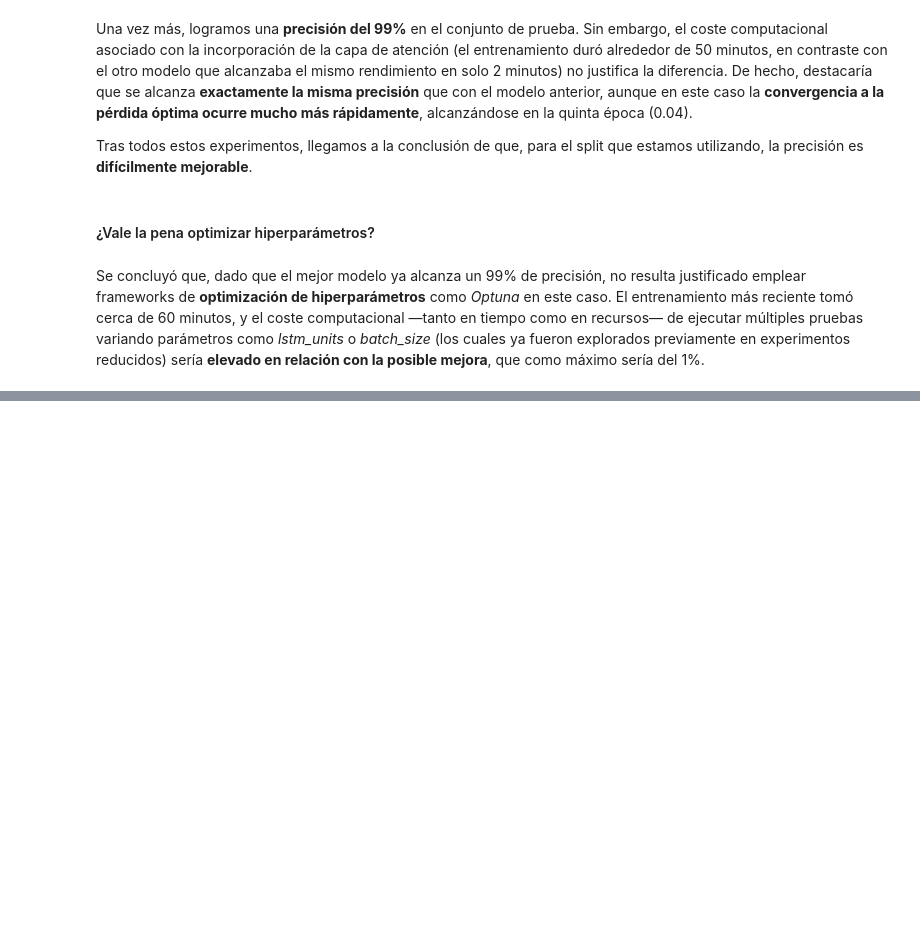
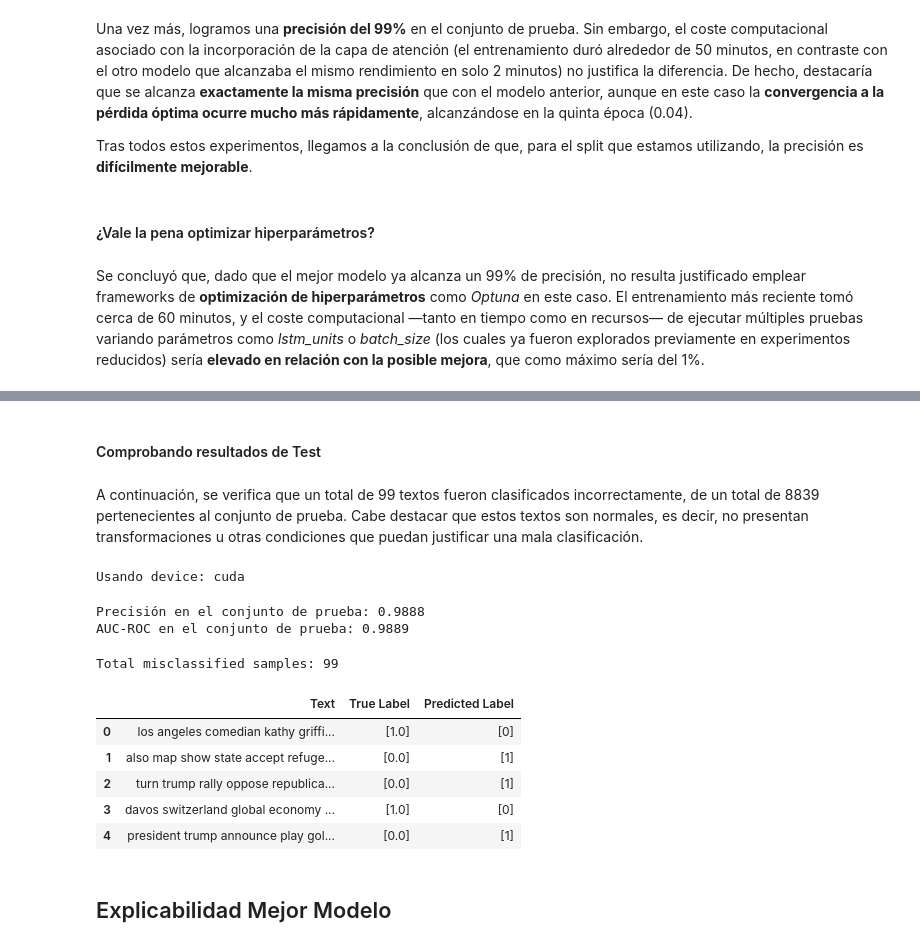
Before and after one commit to guillermo-grande/Fake-News-Detection, a Jupyter notebook: mlp_lstm.ipynb, the cells around one changed output, grey strips where cells are left out. Cells and saved outputs as stored; diff of their text form; code cells hidden in the pictures; blank space fills up the shorter version.

```diff
--- a/mlp_lstm.ipynb
+++ b/mlp_lstm.ipynb
@@ -1449,0 +1540,59 @@ Se concluyó que, dado que el mejor modelo ya alcanza un 99% de precisión, no r
+# %% [markdown]
+#### Comprobando resultados de Test
+# %% [markdown]
+A continuación, se verifica que un total de 99 textos fueron clasificados incorrectamente, de un total de 8839 pertenecientes al conjunto de prueba. Cabe destacar que estos textos son normales, es decir, no presentan transformaciones u otras condiciones que puedan justificar una mala clasificación.
+# %%
+device = torch.device("cuda" if torch.cuda.is_available() else "cpu")
+print(f"Usando device: {device}")
+model = BiLSTM().to(device)
+best_model_path = "models/best_bilstm.pth"
+evaluate_model(model, test_loader, device, best_model_path)
+# %% [output]
+Usando device: cuda
+Precisión en el conjunto de prueba: 0.9888
+AUC-ROC en el conjunto de prueba: 0.9889
+# %%
+# Evaluar el modelo en el conjunto de prueba y obtener predicciones
+model.load_state_dict(torch.load(best_model_path))
+model.to(device)
+model.eval()
+
+misclassified_indices = []
+misclassified_texts = []
+misclassified_labels = []
+misclassified_predictions = []
+
+with torch.no_grad():
+    for i, (X_batch, y_batch) in enumerate(test_loader):
+        X_batch = X_batch.to(device)
+        y_batch = y_batch.cpu().numpy()
+        outputs = model(X_batch).cpu().numpy()
+        preds = (outputs >= 0.5).astype(int)
+
+        # Identificar índices donde las predicciones no coinciden con las etiquetas reales
+        for j in range(len(y_batch)):
+            if preds[j] != y_batch[j]:
+                misclassified_indices.append(i * batch_size + j)
+                misclassified_texts.append(X_test.iloc[i * batch_size + j])
+                misclassified_labels.append(y_batch[j])
+                misclassified_predictions.append(preds[j])
+
+# Crear un DataFrame con las noticias mal clasificadas
+misclassified_df = pd.DataFrame({
+    "Text": misclassified_texts,
+    "True Label": misclassified_labels,
+    "Predicted Label": misclassified_predictions
+})
+
+print(f"Total misclassified samples: {len(misclassified_df)}")
+misclassified_df.head()
+# %% [output]
+Total misclassified samples: 99
+|  | Text | True Label | Predicted Label |
+| 0 | los angeles comedian kathy griffi... | [1.0] | [0] |
+| 1 | also map show state accept refuge... | [0.0] | [1] |
+| 2 | turn trump rally oppose republica... | [0.0] | [1] |
+| 3 | davos switzerland global economy ... | [1.0] | [0] |
+| 4 | president trump announce play gol... | [0.0] | [1] |
+# %% [markdown]
+## Explicabilidad Mejor Modelo
```
Also changed, not shown: parts of 30 cells of this notebook, 1 other file.
